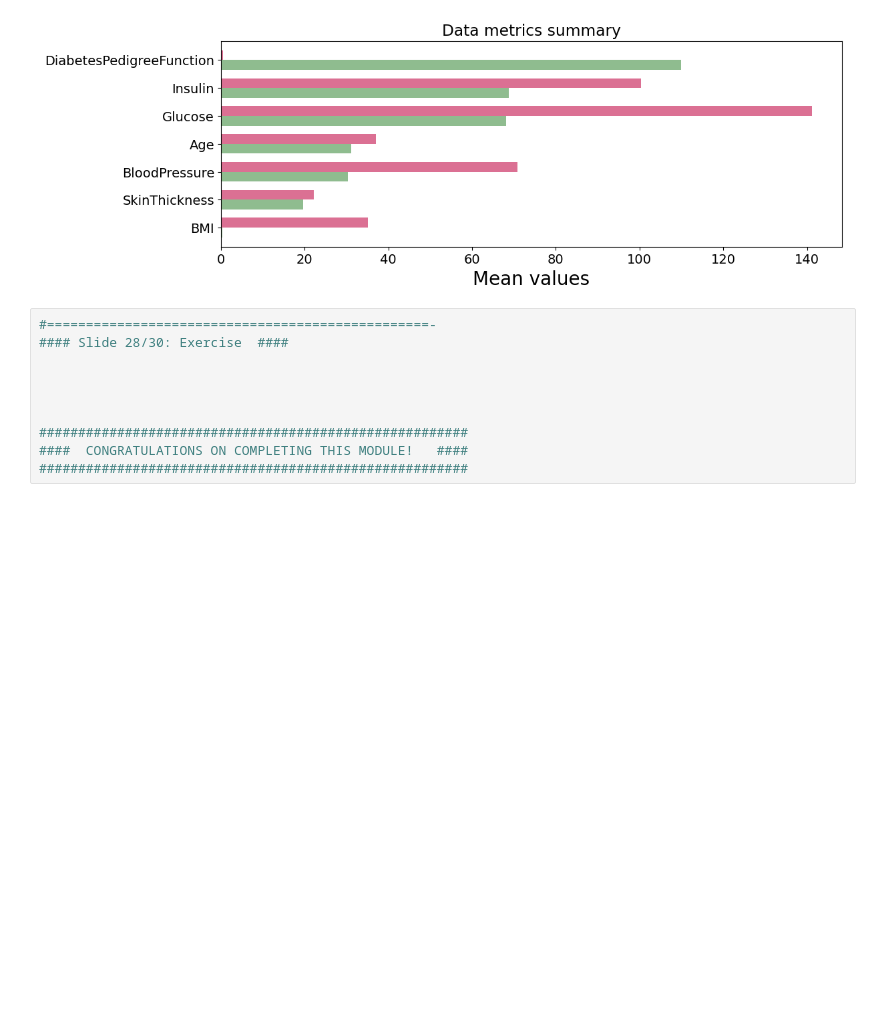
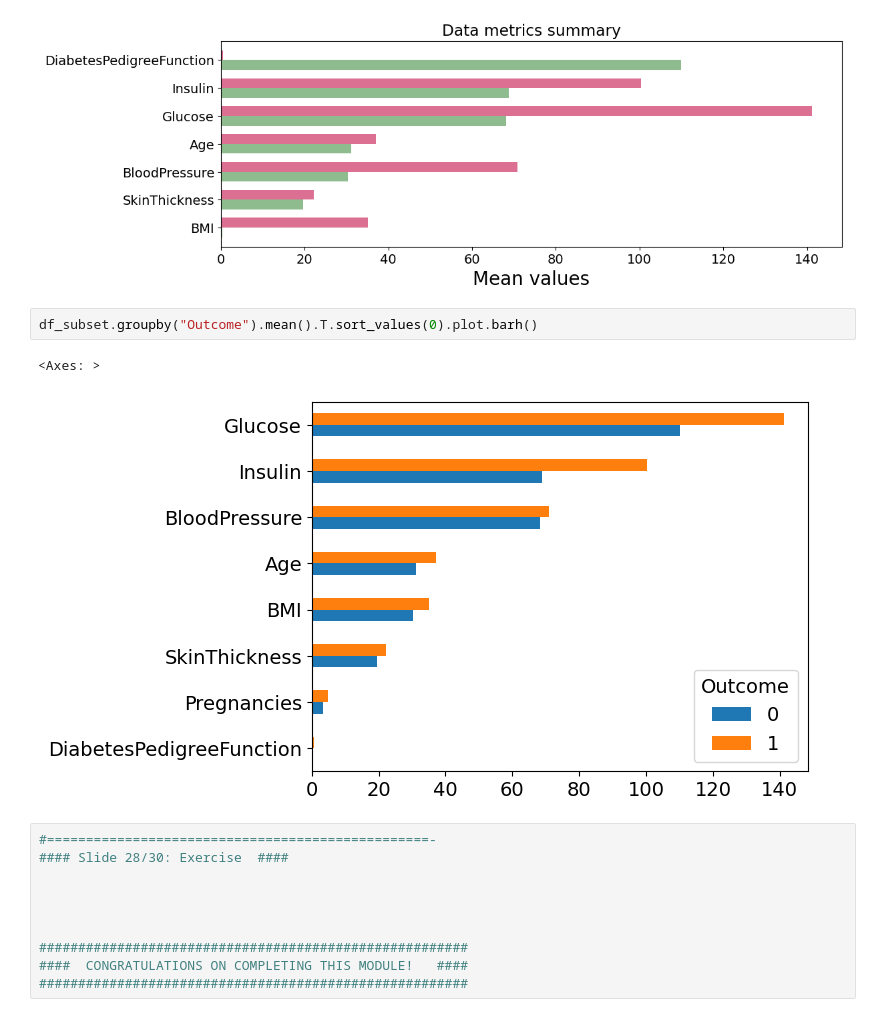
Before and after one commit to jorge-gx/Data-Visualization-with-Python, a Jupyter notebook: StaticPlots/StaticPlots-code.ipynb, the cells around one changed output. Cells and saved outputs as stored; diff of their text form; blank space fills up the shorter version.

```diff
--- a/StaticPlots/StaticPlots-code.ipynb
+++ b/StaticPlots/StaticPlots-code.ipynb
@@ -869,6 +866,11 @@ fig.set_size_inches(12, 4);
 # %% [output]
 <Figure size 640x480 with 0 Axes>
 [figure]
+# %%
+df_subset.groupby("Outcome").mean().T.sort_values(0).plot.barh()
+# %% [output]
+<Axes: >
+[figure, added]
 # %%
 #=================================================-
 #### Slide 28/30: Exercise  ####
```
Also changed, not shown: parts of 25 cells of this notebook, 1 other file.
